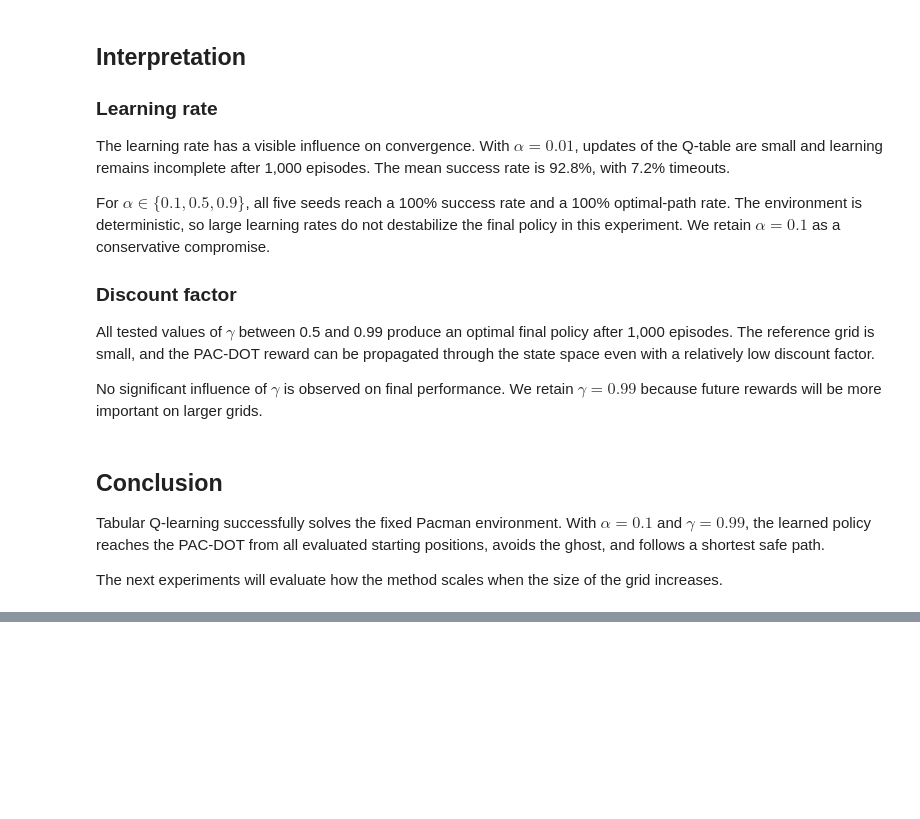
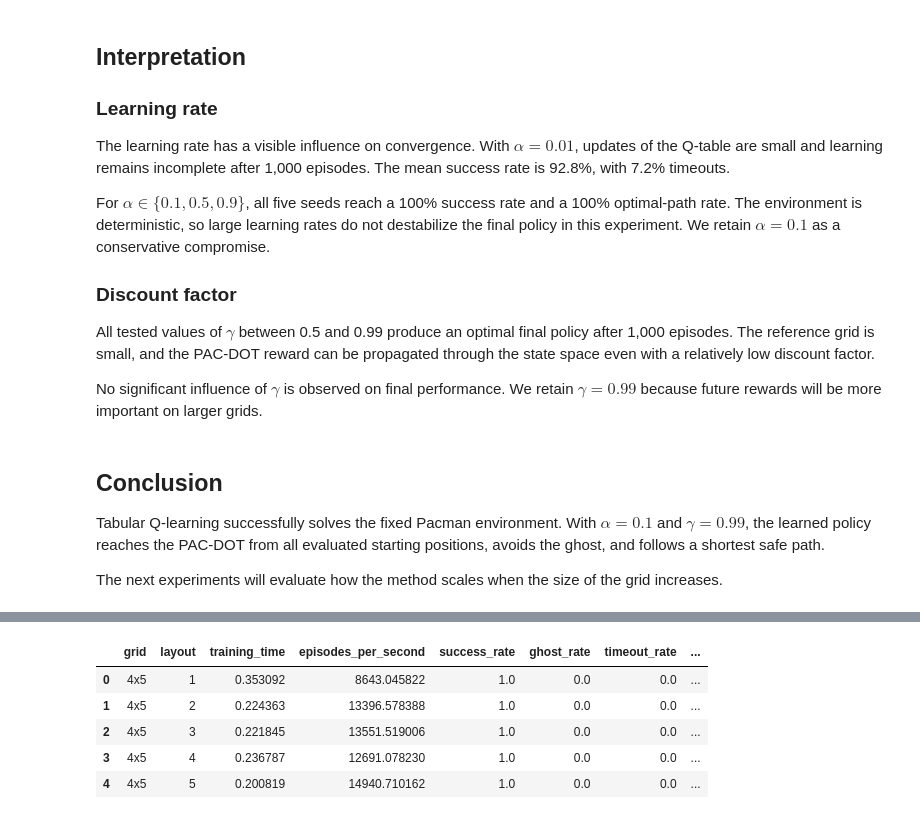
Before and after one commit to Alzaww/Pacman-RL-Agent, a Jupyter notebook: notebooks/01_q_learning_analysis.ipynb, the cells around one changed output, grey strips where cells are left out. Saved outputs shown, nothing was run; the diff lists cells and outputs as text; code cells hidden in the pictures; blank space fills up the shorter version.

```diff
--- a/notebooks/01_q_learning_analysis.ipynb
+++ b/notebooks/01_q_learning_analysis.ipynb
@@ -417,0 +529,62 @@ The next experiments will evaluate how the method scales when the size of the gr
+# %%
+layout_results = (
+    scaling_results
+    .groupby(
+        ["grid", "layout"],
+        observed=True,
+        as_index=False,
+    )
+    .agg(
+        training_time=(
+            "training_time_seconds",
+            "mean",
+        ),
+        episodes_per_second=(
+            "episodes_per_second",
+            "mean",
+        ),
+        success_rate=(
+            "success_rate",
+            "mean",
+        ),
+        ghost_rate=(
+            "ghost_rate",
+            "mean",
+        ),
+        timeout_rate=(
+            "timeout_rate",
+            "mean",
+        ),
+        mean_return=(
+            "mean_return",
+            "mean",
+        ),
+        mean_steps=(
+            "mean_steps",
+            "mean",
+        ),
+        mean_optimal_steps=(
+            "mean_optimal_steps",
+            "mean",
+        ),
+        mean_efficiency_ratio=(
+            "mean_efficiency_ratio",
+            "mean",
+        ),
+        optimal_path_rate=(
+            "optimal_path_rate",
+            "mean",
+        ),
+    )
+)
+
+assert len(layout_results) == 40
+
+layout_results.head()
+# %% [output]
+|  | grid | layout | training_time | episodes_per_second | success_rate | ghost_rate | timeout_rate | ... |
+| 0 | 4x5 | 1 | 0.353092 | 8643.045822 | 1.0 | 0.0 | 0.0 | ... |
+| 1 | 4x5 | 2 | 0.224363 | 13396.578388 | 1.0 | 0.0 | 0.0 | ... |
+| 2 | 4x5 | 3 | 0.221845 | 13551.519006 | 1.0 | 0.0 | 0.0 | ... |
+| 3 | 4x5 | 4 | 0.236787 | 12691.078230 | 1.0 | 0.0 | 0.0 | ... |
+| 4 | 4x5 | 5 | 0.200819 | 14940.710162 | 1.0 | 0.0 | 0.0 | ... |
```
Also changed, not shown: parts of 6 cells of this notebook, 1 other file.
